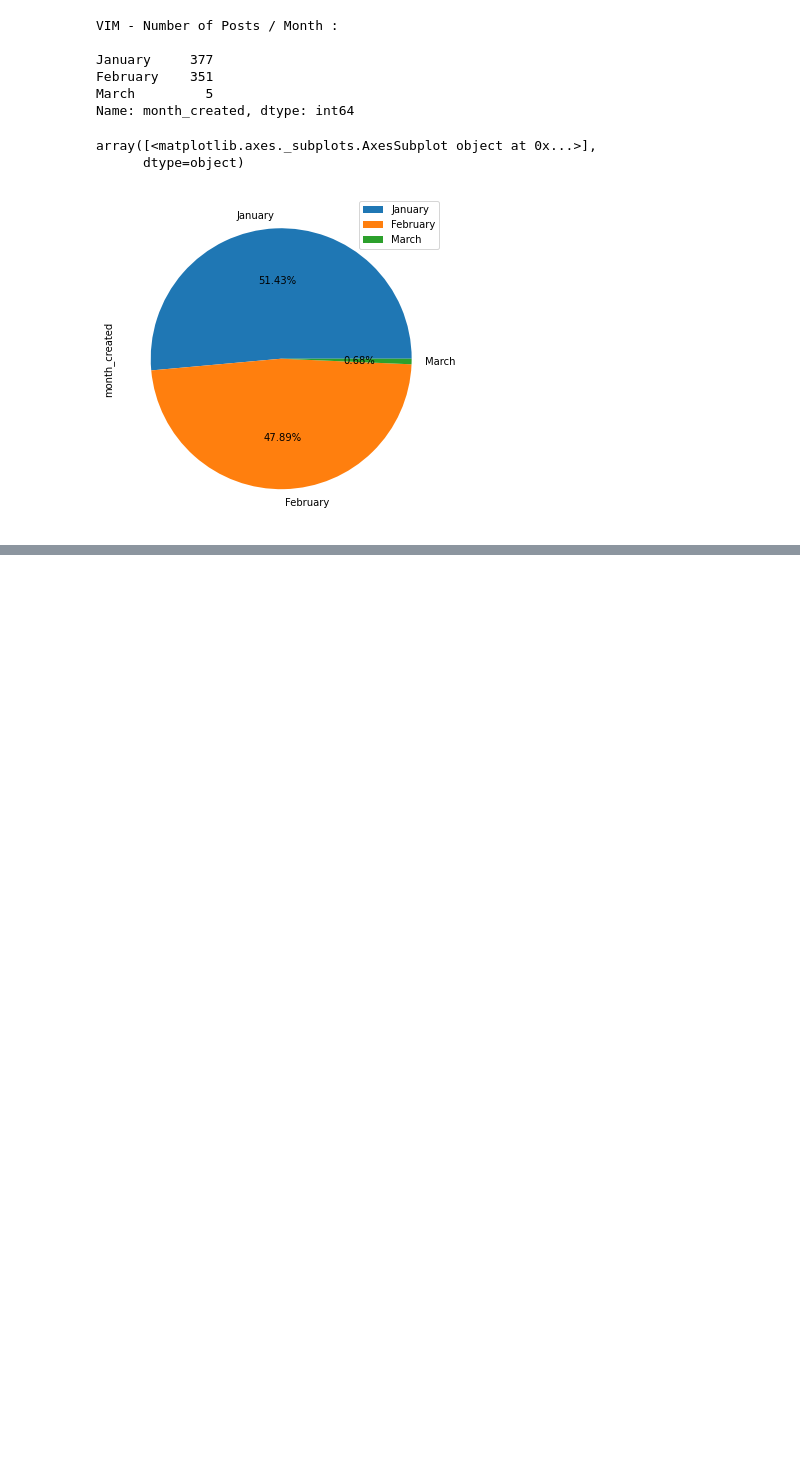
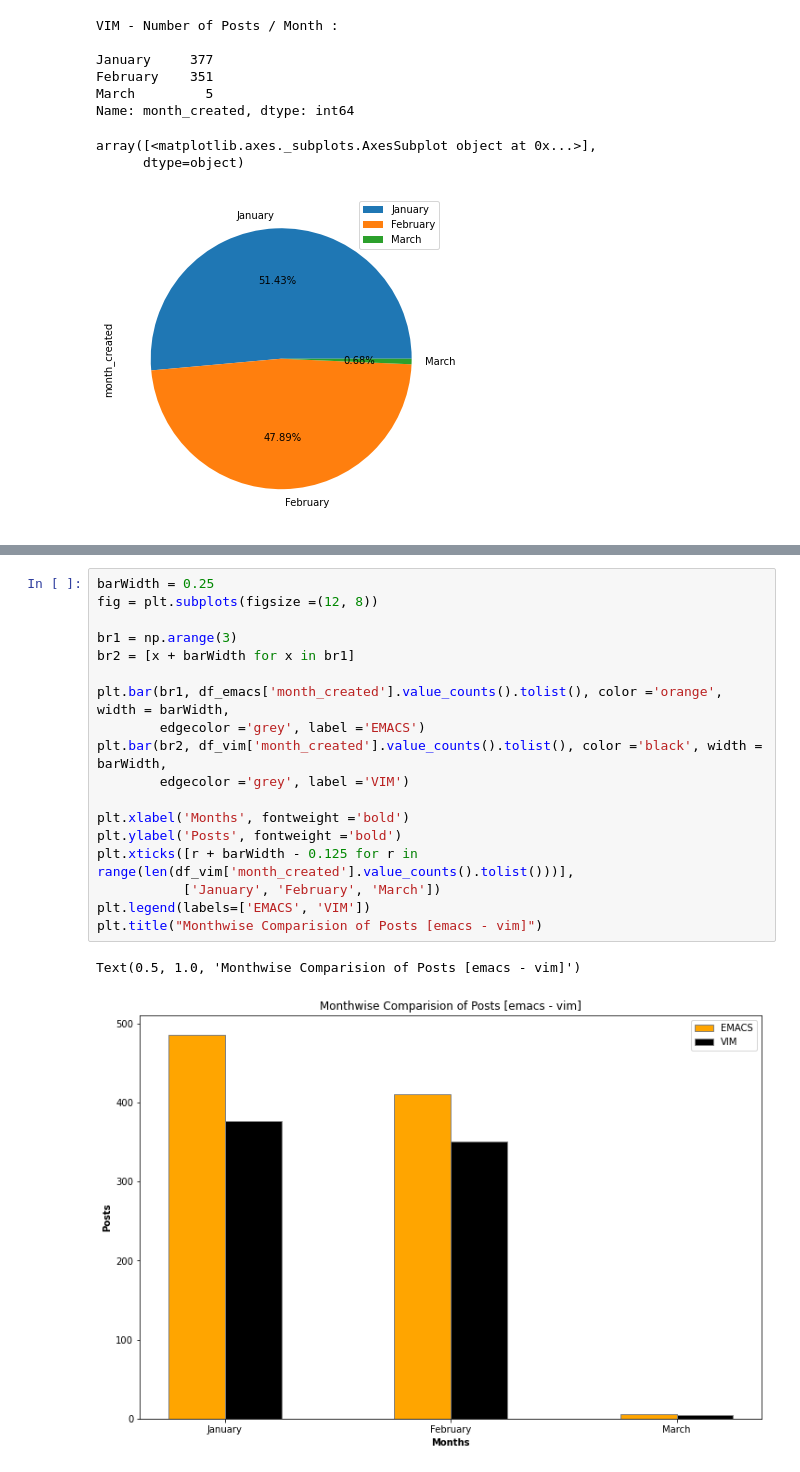
Before and after one commit to Neha-Sajnani/Reddit-Data-Analysis, a Jupyter notebook: Reddit Data Analysis.ipynb, the cells around one changed output, grey strips where cells are left out. Cells and saved outputs as stored; diff of their text form; blank space fills up the shorter version.

```diff
--- a/Reddit Data Analysis.ipynb
+++ b/Reddit Data Analysis.ipynb
@@ -364,0 +381,21 @@ array([<matplotlib.axes._subplots.AxesSubplot object at 0x...>],
+# %%
+barWidth = 0.25
+fig = plt.subplots(figsize =(12, 8))
+
+br1 = np.arange(3)
+br2 = [x + barWidth for x in br1]
+
+plt.bar(br1, df_emacs['month_created'].value_counts().tolist(), color ='orange', width = barWidth,
+        edgecolor ='grey', label ='EMACS')
+plt.bar(br2, df_vim['month_created'].value_counts().tolist(), color ='black', width = barWidth,
+        edgecolor ='grey', label ='VIM')
+
+plt.xlabel('Months', fontweight ='bold')
+plt.ylabel('Posts', fontweight ='bold')
+plt.xticks([r + barWidth - 0.125 for r in range(len(df_vim['month_created'].value_counts().tolist()))],
+           ['January', 'February', 'March'])
+plt.legend(labels=['EMACS', 'VIM'])
+plt.title("Monthwise Comparision of Posts [emacs - vim]")
+# %% [output]
+Text(0.5, 1.0, 'Monthwise Comparision of Posts [emacs - vim]')
+[figure, added]
```
Also changed, not shown: parts of 7 cells of this notebook.
